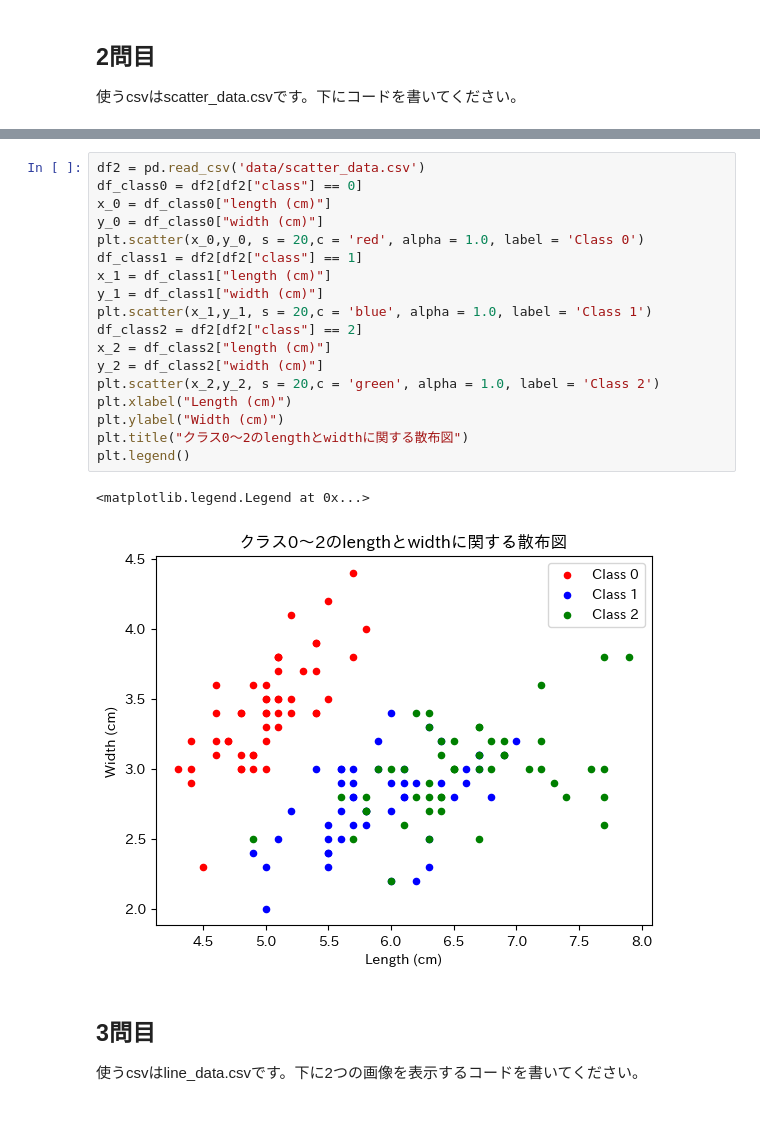
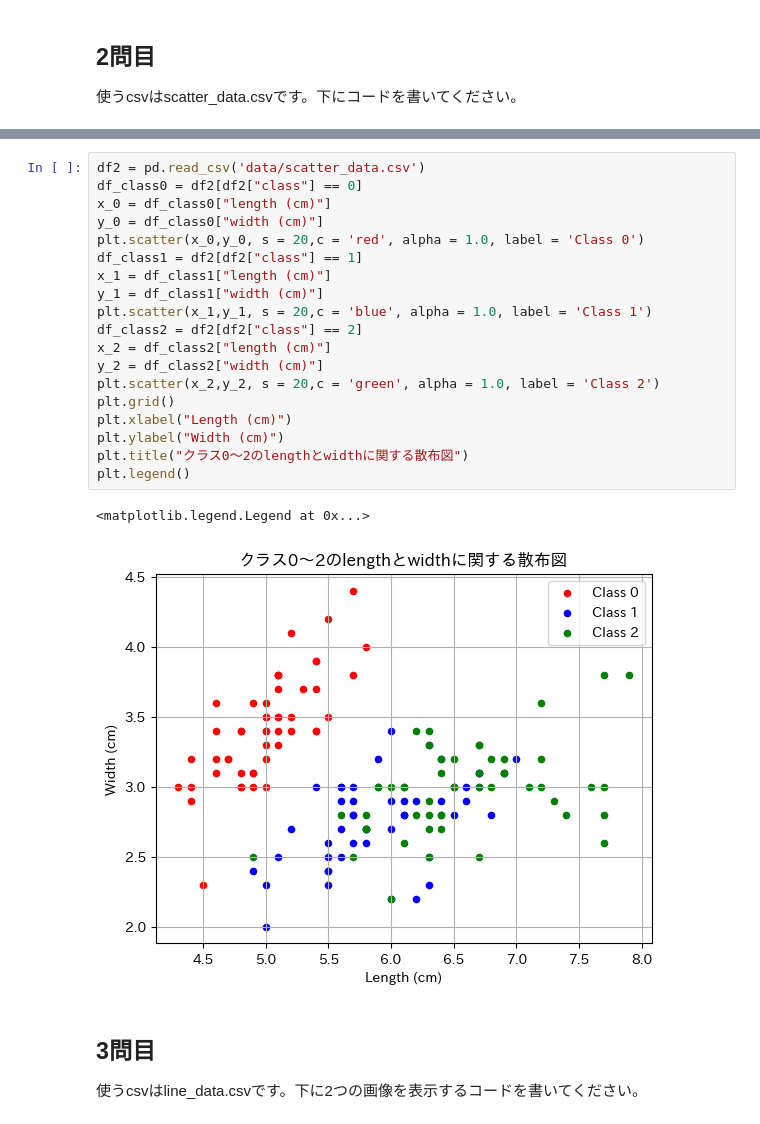
Before and after one commit to ryoji-nishiguchi/Basic-Python, a Jupyter notebook: matplotlib_exercise.ipynb, the cells around one changed output, grey strips where cells are left out. Cells and saved outputs as stored; diff of their text form.

```diff
--- a/matplotlib_exercise.ipynb
+++ b/matplotlib_exercise.ipynb
@@ -33,24 +33,25 @@ Text(0.5, 1.0, 'aデータとbデータの温度に関する度数分布')
 # %%
 df2 = pd.read_csv('data/scatter_data.csv')
 df_class0 = df2[df2["class"] == 0]
 x_0 = df_class0["length (cm)"]
 y_0 = df_class0["width (cm)"]
 plt.scatter(x_0,y_0, s = 20,c = 'red', alpha = 1.0, label = 'Class 0')
 df_class1 = df2[df2["class"] == 1]
 x_1 = df_class1["length (cm)"]
 y_1 = df_class1["width (cm)"]
 plt.scatter(x_1,y_1, s = 20,c = 'blue', alpha = 1.0, label = 'Class 1')
 df_class2 = df2[df2["class"] == 2]
 x_2 = df_class2["length (cm)"]
 y_2 = df_class2["width (cm)"]
 plt.scatter(x_2,y_2, s = 20,c = 'green', alpha = 1.0, label = 'Class 2')
+plt.grid()
 plt.xlabel("Length (cm)")
 plt.ylabel("Width (cm)")
 plt.title("クラス0～2のlengthとwidthに関する散布図")
 plt.legend()
 # %% [output]
 <matplotlib.legend.Legend at 0x...>
-[figure, old version]
+[figure, new version]
 # %% [markdown]
 ## 3問目
 使うcsvはline_data.csvです。下に2つの画像を表示するコードを書いてください。
```
